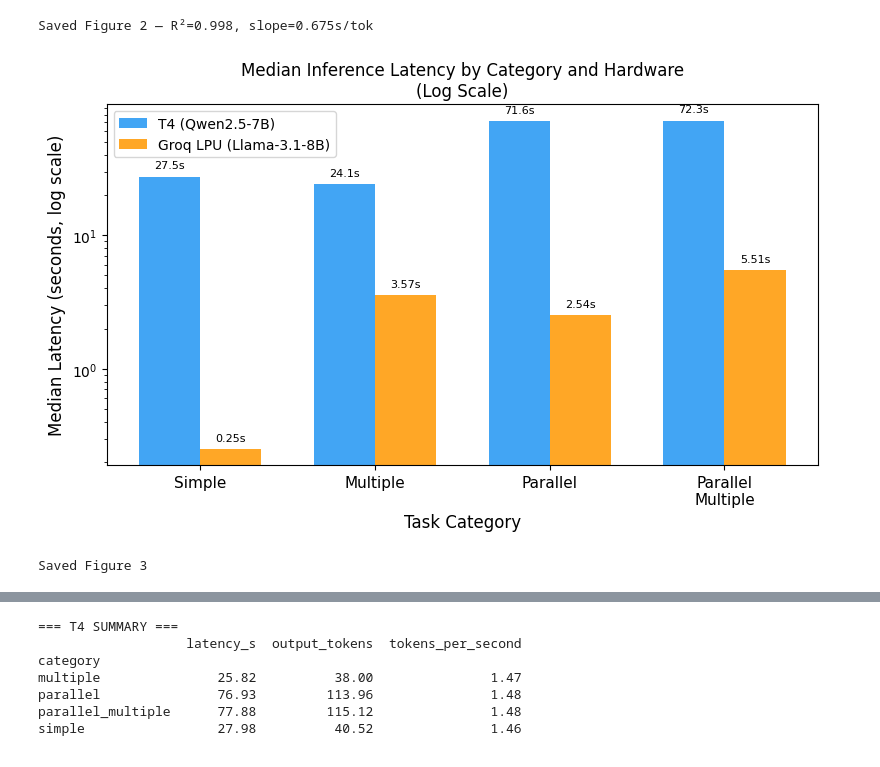
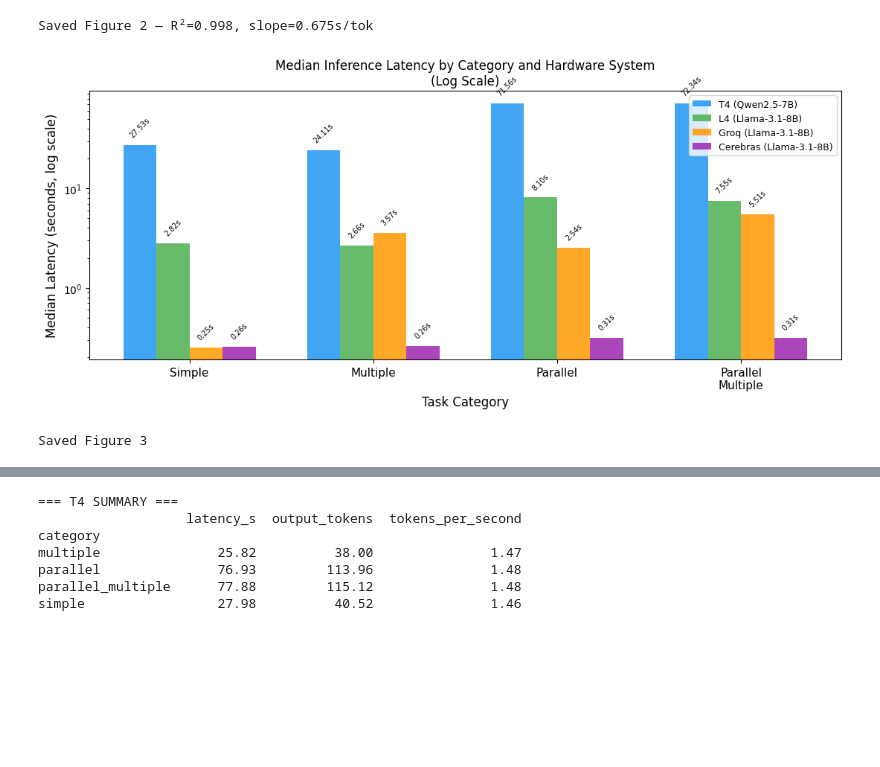
Before and after one commit to joerosh/BFCL-hardware-efficiency-study, a Jupyter notebook: notebooks/04_analysis_plots.ipynb, the cells around one changed output, grey strips where cells are left out. Cells and saved outputs as stored; diff of their text form; code cells hidden in the pictures; blank space fills up the shorter version.

```diff
--- a/notebooks/04_analysis_plots.ipynb
+++ b/notebooks/04_analysis_plots.ipynb
@@ -164,49 +161,47 @@ print(f"Saved Figure 2 — R²={r2:.3f}, slope={m:.3f}s/tok")
 [figure]
 Saved Figure 2 — R²=0.998, slope=0.675s/tok
 # %%
-# Cell 5: Figure 3 — Median latency comparison (log scale)
+# Cell 5: Figure 3 — Median latency all four systems log scale
 cat_order  = ["simple", "multiple", "parallel", "parallel_multiple"]
 cat_labels = ["Simple", "Multiple", "Parallel", "Parallel\nMultiple"]
 
-t4_med   = [t4_df[t4_df["category"]==c]["latency_s"].median()   for c in cat_order]
-groq_med = [groq_df[groq_df["category"]==c]["latency_s"].median() for c in cat_order]
+all_systems = {
+    "T4 (Qwen2.5-7B)":        {"df": t4_df,       "color": "#2196F3"},
+    "L4 (Llama-3.1-8B)":      {"df": l4_df,       "color": "#4CAF50"},
+    "Groq (Llama-3.1-8B)":    {"df": groq_df,     "color": "#FF9800"},
+    "Cerebras (Llama-3.1-8B)":{"df": cerebras_df, "color": "#9C27B0"},
+}
 
-x     = np.arange(len(cat_order))
-width = 0.35
+x         = np.arange(len(cat_order))
+n_sys     = len(all_systems)
+width     = 0.18
 
-fig, ax = plt.subplots(figsize=(8, 5))
+fig, ax = plt.subplots(figsize=(11, 5))
 
-ax.bar(x - width/2, t4_med,   width,
-       label="T4 (Qwen2.5-7B)",
-       color="#2196F3", alpha=0.85)
-ax.bar(x + width/2, groq_med, width,
-       label="Groq LPU (Llama-3.1-8B)",
-       color="#FF9800", alpha=0.85)
+for idx, (label, info) in enumerate(all_systems.items()):
+    meds   = [info["df"][info["df"]["category"]==c]["latency_s"].median() for c in cat_order]
+    offset = (idx - n_sys/2 + 0.5) * width
+    bars   = ax.bar(x + offset, meds, width,
+                    label=label, color=info["color"], alpha=0.85)
+    for bar, val in zip(bars, meds):
+        ax.text(bar.get_x() + bar.get_width()/2,
+                val * 1.2, f"{val:.2f}s",
+                ha="center", fontsize=7, rotation=45)
 
 ax.set_yscale("log")
 ax.set_xlabel("Task Category", fontsize=12)
 ax.set_ylabel("Median Latency (seconds, log scale)", fontsize=12)
-ax.set_title("Median Inference Latency by Category and Hardware\n(Log Scale)",
-             fontsize=12)
+ax.set_title("Median Inference Latency by Category and Hardware System\n(Log Scale)", fontsize=12)
 ax.set_xticks(x)
 ax.set_xticklabels(cat_labels, fontsize=11)
-ax.legend(fontsize=10)
-
-# Annotate with actual values
-for i, (t, g) in enumerate(zip(t4_med, groq_med)):
-    ax.text(i - width/2, t * 1.15, f"{t:.1f}s",
-            ha="center", fontsize=8)
-    ax.text(i + width/2, g * 1.15, f"{g:.2f}s",
-            ha="center", fontsize=8)
+ax.legend(fontsize=9)
 
 plt.tight_layout()
-plt.savefig(PLOTS_DIR / "fig3_latency_comparison.pdf",
-            bbox_inches="tight", dpi=300)
-plt.savefig(PLOTS_DIR / "fig3_latency_comparison.png",
-            bbox_inches="tight", dpi=300)
+plt.savefig(PLOTS_DIR / "fig3_latency_comparison.pdf", bbox_inches="tight", dpi=300)
+plt.savefig(PLOTS_DIR / "fig3_latency_comparison.png", bbox_inches="tight", dpi=300)
 plt.show()
 print("Saved Figure 3")
 # %% [output]
-[figure, old version]
+[figure, new version]
 Saved Figure 3
 # %%
```
Also changed, not shown: parts of 4 cells of this notebook, 19 other files.
